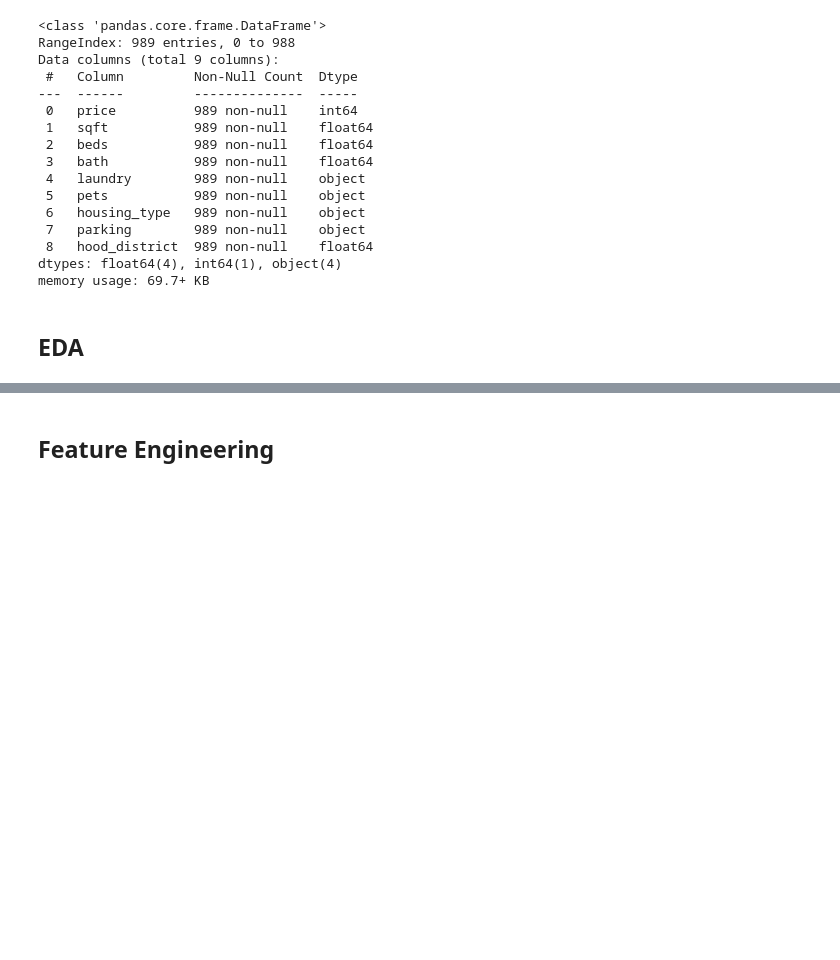
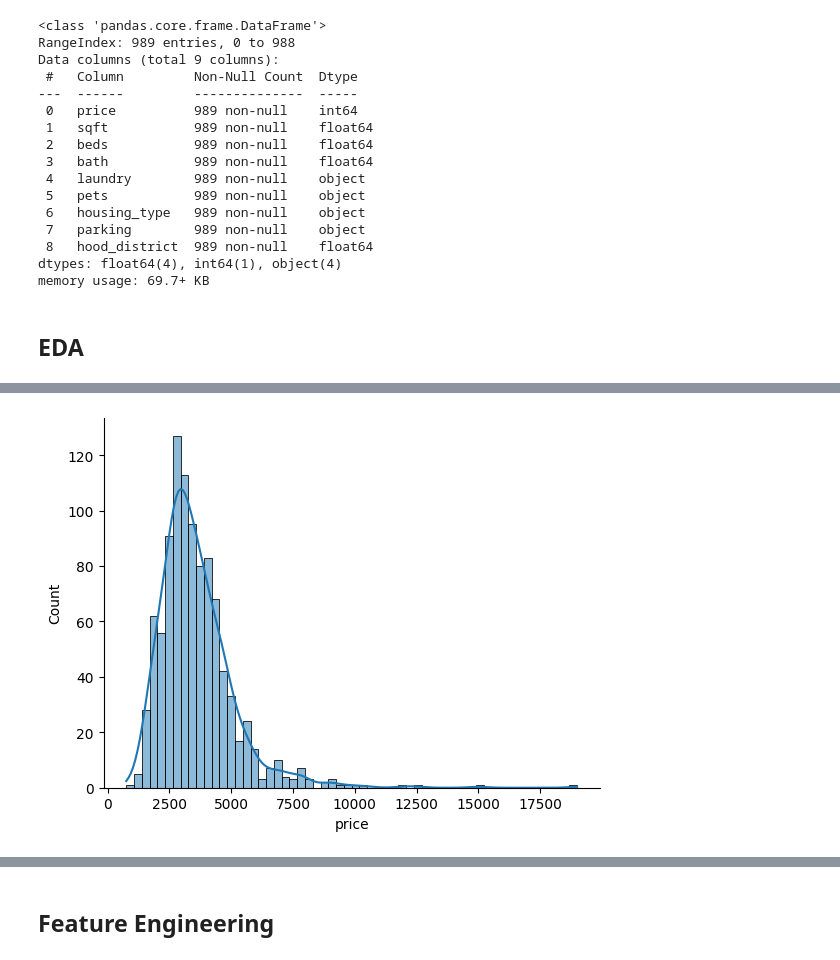
Before and after one commit to Proftg/SAN-FRANCISCO-RENT-PRICES, a Jupyter notebook: regression_modelling_project.ipynb, the cells around one changed output, grey strips where cells are left out. Cells and saved outputs as stored; diff of their text form; code cells hidden in the pictures; blank space fills up the shorter version.

```diff
--- a/regression_modelling_project.ipynb
+++ b/regression_modelling_project.ipynb
@@ -73,0 +86,6 @@ memory usage: 69.7+ KB
+# %%
+import seaborn as sns
+sns.histplot(rentals_df.price, kde=True)
+sns.despine()
+# %% [output]
+[figure, added]
```
Also changed, not shown: parts of 31 cells of this notebook.
